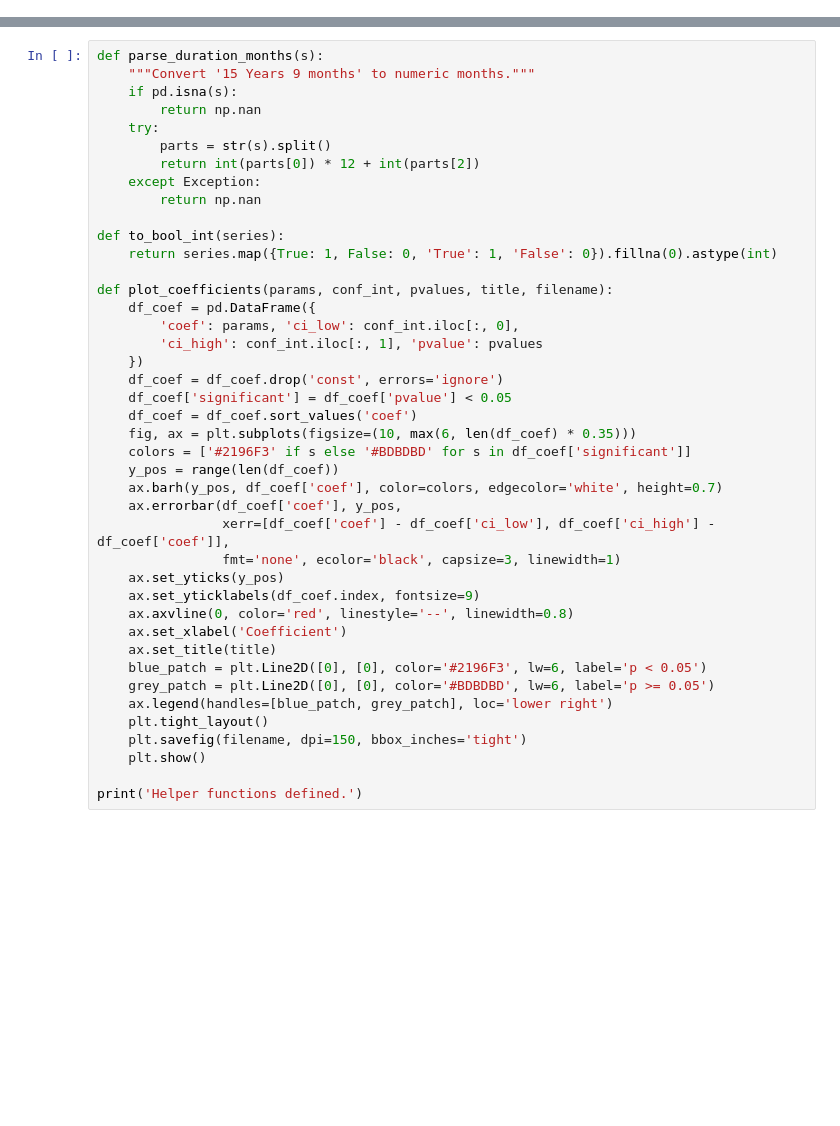
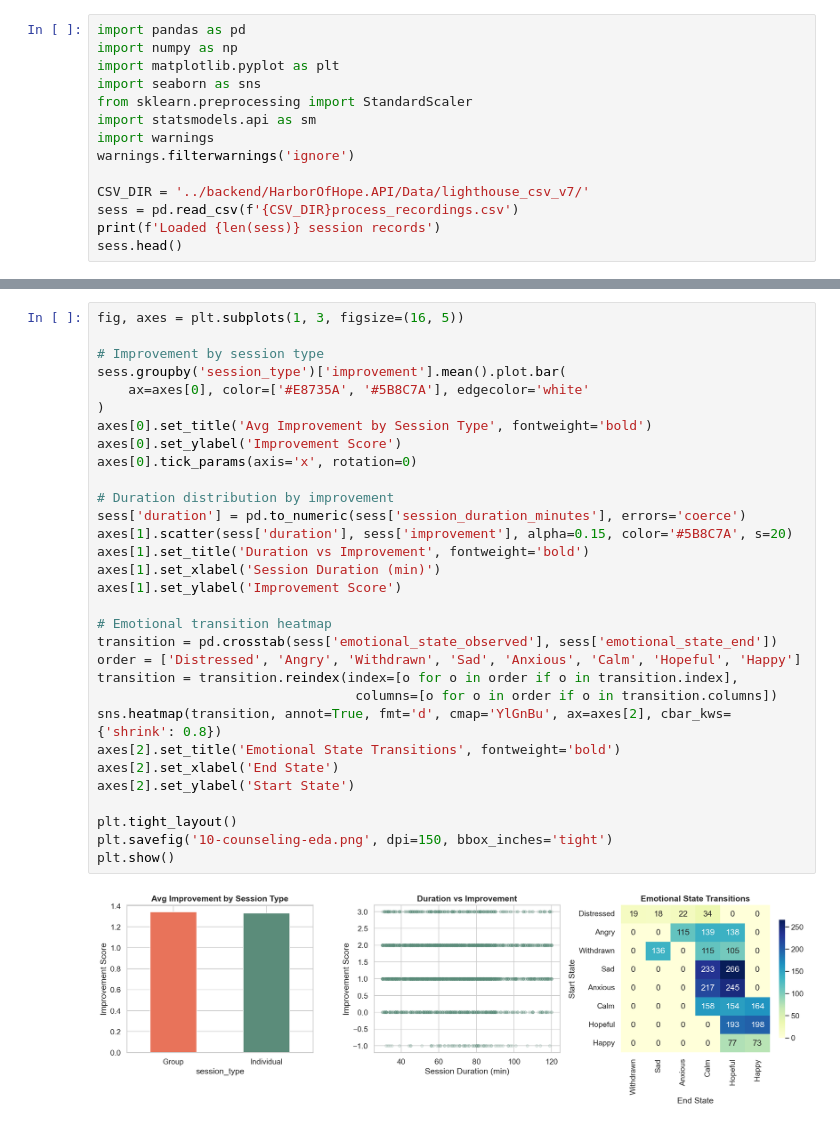
Before and after one commit to waylanabbott/harbor-of-hope, a Jupyter notebook: ml-pipelines/10-explanatory-education-reintegration.ipynb, the cells around one changed output, grey strips where cells are left out. Drawn from its saved outputs; the diff is of its cells as text; blank space fills up the shorter version.

```diff
--- a/ml-pipelines/10-explanatory-education-reintegration.ipynb
+++ b/ml-pipelines/10-explanatory-education-reintegration.ipynb
@@ -40,0 +19,14 @@ print('Setup complete.')
+# %%
+import pandas as pd
+import numpy as np
+import matplotlib.pyplot as plt
+import seaborn as sns
+from sklearn.preprocessing import StandardScaler
+import statsmodels.api as sm
+import warnings
+warnings.filterwarnings('ignore')
+
+CSV_DIR = '../backend/HarborOfHope.API/Data/lighthouse_csv_v7/'
+sess = pd.read_csv(f'{CSV_DIR}process_recordings.csv')
+print(f'Loaded {len(sess)} session records')
+sess.head()
@@ -51,42 +78,33 @@ print(f'Loaded {len(residents)} residents, {len(education)} education records, '
 # %%
-def parse_duration_months(s):
-    """Convert '15 Years 9 months' to numeric months."""
-    if pd.isna(s):
-        return np.nan
-    try:
-        parts = str(s).split()
-        return int(parts[0]) * 12 + int(parts[2])
-    except Exception:
-        return np.nan
+fig, axes = plt.subplots(1, 3, figsize=(16, 5))
 
-def to_bool_int(series):
-    return series.map({True: 1, False: 0, 'True': 1, 'False': 0}).fillna(0).astype(int)
+# Improvement by session type
+sess.groupby('session_type')['improvement'].mean().plot.bar(
+    ax=axes[0], color=['#E8735A', '#5B8C7A'], edgecolor='white'
+)
+axes[0].set_title('Avg Improvement by Session Type', fontweight='bold')
+axes[0].set_ylabel('Improvement Score')
+axes[0].tick_params(axis='x', rotation=0)
 
-def plot_coefficients(params, conf_int, pvalues, title, filename):
-    df_coef = pd.DataFrame({
-        'coef': params, 'ci_low': conf_int.iloc[:, 0],
-        'ci_high': conf_int.iloc[:, 1], 'pvalue': pvalues
-    })
-    df_coef = df_coef.drop('const', errors='ignore')
-    df_coef['significant'] = df_coef['pvalue'] < 0.05
-    df_coef = df_coef.sort_values('coef')
-    fig, ax = plt.subplots(figsize=(10, max(6, len(df_coef) * 0.35)))
-    colors = ['#2196F3' if s else '#BDBDBD' for s in df_coef['significant']]
-    y_pos = range(len(df_coef))
-    ax.barh(y_pos, df_coef['coef'], color=colors, edgecolor='white', height=0.7)
-    ax.errorbar(df_coef['coef'], y_pos,
-                xerr=[df_coef['coef'] - df_coef['ci_low'], df_coef['ci_high'] - df_coef['coef']],
-                fmt='none', ecolor='black', capsize=3, linewidth=1)
-    ax.set_yticks(y_pos)
-    ax.set_yticklabels(df_coef.index, fontsize=9)
-    ax.axvline(0, color='red', linestyle='--', linewidth=0.8)
-    ax.set_xlabel('Coefficient')
-    ax.set_title(title)
-    blue_patch = plt.Line2D([0], [0], color='#2196F3', lw=6, label='p < 0.05')
-    grey_patch = plt.Line2D([0], [0], color='#BDBDBD', lw=6, label='p >= 0.05')
-    ax.legend(handles=[blue_patch, grey_patch], loc='lower right')
-    plt.tight_layout()
-    plt.savefig(filename, dpi=150, bbox_inches='tight')
-    plt.show()
+# Duration distribution by improvement
+sess['duration'] = pd.to_numeric(sess['session_duration_minutes'], errors='coerce')
+axes[1].scatter(sess['duration'], sess['improvement'], alpha=0.15, color='#5B8C7A', s=20)
+axes[1].set_title('Duration vs Improvement', fontweight='bold')
+axes[1].set_xlabel('Session Duration (min)')
+axes[1].set_ylabel('Improvement Score')
 
-print('Helper functions defined.')
+# Emotional transition heatmap
+transition = pd.crosstab(sess['emotional_state_observed'], sess['emotional_state_end'])
+order = ['Distressed', 'Angry', 'Withdrawn', 'Sad', 'Anxious', 'Calm', 'Hopeful', 'Happy']
+transition = transition.reindex(index=[o for o in order if o in transition.index],
+                                 columns=[o for o in order if o in transition.columns])
+sns.heatmap(transition, annot=True, fmt='d', cmap='YlGnBu', ax=axes[2], cbar_kws={'shrink': 0.8})
+axes[2].set_title('Emotional State Transitions', fontweight='bold')
+axes[2].set_xlabel('End State')
+axes[2].set_ylabel('Start State')
+
+plt.tight_layout()
+plt.savefig('10-counseling-eda.png', dpi=150, bbox_inches='tight')
+plt.show()
+# %% [output]
+[figure, added]
```
Also changed, not shown: parts of 22 cells of this notebook, 13 other files.
